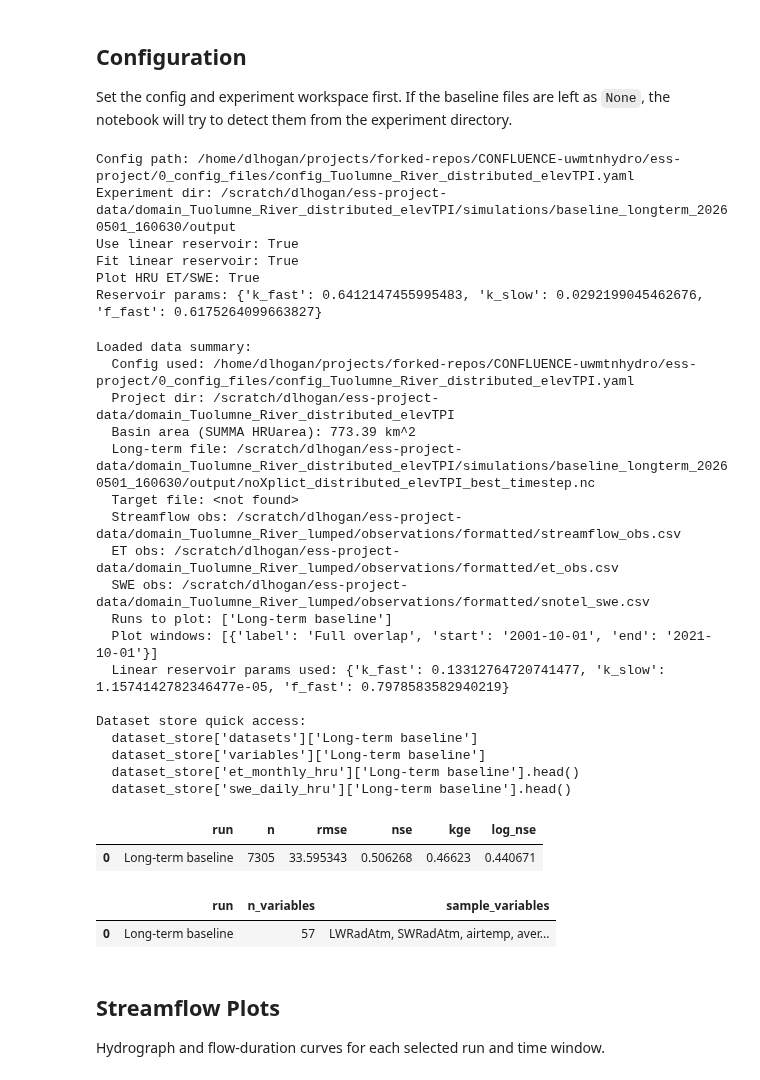
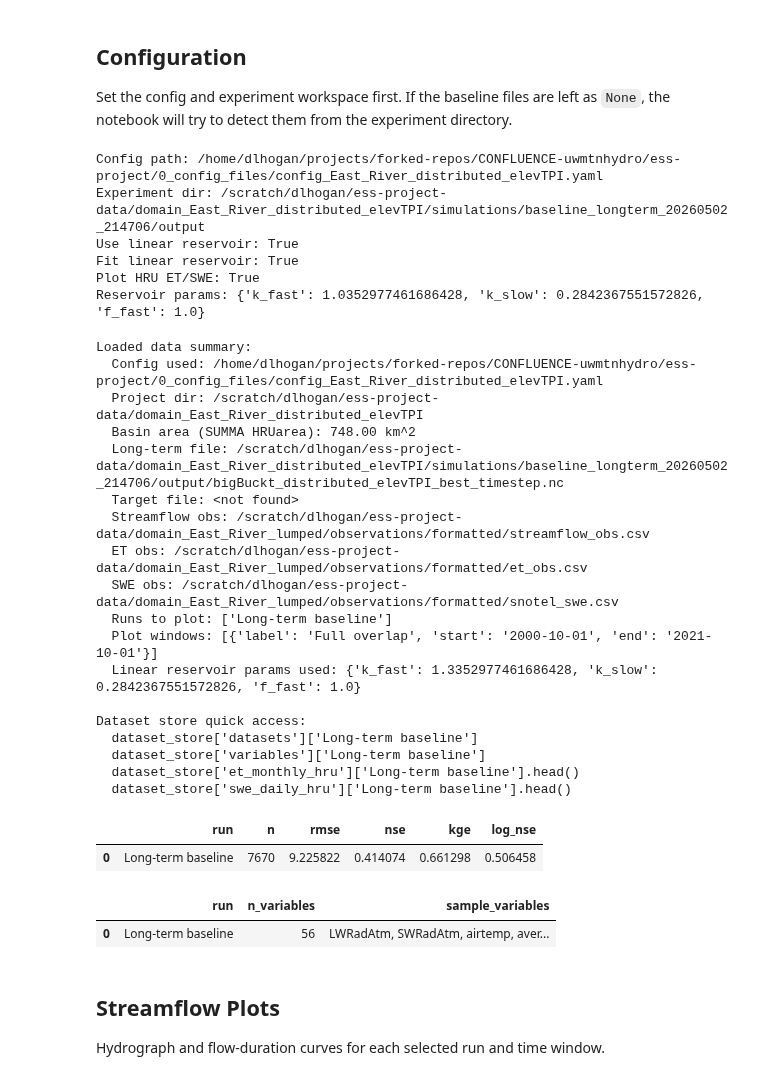
Before and after one commit to dlhogan97/CONFLUENCE-uwmtnhydro, a Jupyter notebook: ess-project/notebooks/Baseline_Run_Evaluation.ipynb, the cells around one changed output. Saved outputs shown, nothing was run; the diff lists cells and outputs as text; code cells hidden in the pictures.

```diff
--- a/ess-project/notebooks/Baseline_Run_Evaluation.ipynb
+++ b/ess-project/notebooks/Baseline_Run_Evaluation.ipynb
@@ -44,12 +44,13 @@ Project root: /home/dlhogan/projects/forked-repos/CONFLUENCE-uwmtnhydro
 
 Set the config and experiment workspace first. If the baseline files are left as `None`, the notebook will try to detect them from the experiment directory.
 # %%
-BASIN = "Tuolumne_River"
-EXPERIMENT_DIR = Path(f'/scratch/dlhogan/ess-project-data/domain_Tuolumne_River_distributed_elevTPI/simulations/baseline_longterm_20260501_160630/output/')
+BASIN = "East_River"
+EXPERIMENT_DIR = Path(f'/scratch/dlhogan/ess-project-data/domain_East_River_distributed_elevTPI/simulations/baseline_longterm_20260502_214706/output/')
 CONFIG_PATH = PROJECT_ROOT / 'ess-project' / '0_config_files' / f'config_{BASIN}_distributed_elevTPI.yaml'
 TARGET_YEAR = 2021
 
 # Optional manual file overrides (leave as None for auto-detect).
+
 LONGTERM_BASELINE_FILE = None
 TARGET_BASELINE_FILE = None
 OBS_STREAMFLOW_CSV = f'/scratch/dlhogan/ess-project-data/domain_{BASIN}_lumped/observations/formatted/streamflow_obs.csv'
@@ -66,7 +67,7 @@ RUNOFF_EVAL_VAR = 'averageInstantRunoff'  # 'basin__TotalRunoff' or 'scalarTotal
 USE_LINEAR_RESERVOIR = True
 FIT_LINEAR_RESERVOIR = True
 RESERVOIR_METRIC = 'log_kge'  # 'nse', 'kge', or 'log_nse'
-RESERVOIR_PARAMS = {'k_fast': 0.6412147455995483, 'k_slow': 0.0292199045462676, 'f_fast': 0.6175264099663827}
+RESERVOIR_PARAMS = {'k_fast': 1.0352977461686428, 'k_slow': 0.2842367551572826, 'f_fast': 1.0}
 RESERVOIR_OPT_STRATEGY = 'adaptive'
 RESERVOIR_OPT_STARTS = 100
 RESERVOIR_OPT_SEED = 42
@@ -78,7 +79,7 @@ HRU_LINE_ALPHA = 0.35
 # Optional run and time window filtering.
 PLOT_RUNS = None  # Example: ['Long-term baseline']
 PLOT_WINDOWS = [
-    {'label': 'Full overlap', 'start': '2001-10-01', 'end': '2021-10-01'},
+    {'label': 'Full overlap', 'start': '2000-10-01', 'end': '2021-10-01'},
 ]
 
 # Optional: initialize manual reservoir params from calibration output if present.
@@ -100,12 +101,12 @@ print(f'Fit linear reservoir: {FIT_LINEAR_RESERVOIR}')
 print(f'Plot HRU ET/SWE: {PLOT_HRU_ET_SWE}')
 print(f'Reservoir params: {RESERVOIR_PARAMS}')
 # %% [output]
-Config path: /home/dlhogan/projects/forked-repos/CONFLUENCE-uwmtnhydro/ess-project/0_config_files/config_Tuolumne_River_distributed_elevTPI.yaml
-Experiment dir: /scratch/dlhogan/ess-project-data/domain_Tuolumne_River_distributed_elevTPI/simulations/baseline_longterm_20260501_160630/output
+Config path: /home/dlhogan/projects/forked-repos/CONFLUENCE-uwmtnhydro/ess-project/0_config_files/config_East_River_distributed_elevTPI.yaml
+Experiment dir: /scratch/dlhogan/ess-project-data/domain_East_River_distributed_elevTPI/simulations/baseline_longterm_20260502_214706/output
 Use linear reservoir: True
 Fit linear reservoir: True
 Plot HRU ET/SWE: True
-Reservoir params: {'k_fast': 0.6412147455995483, 'k_slow': 0.0292199045462676, 'f_fast': 0.6175264099663827}
+Reservoir params: {'k_fast': 1.0352977461686428, 'k_slow': 0.2842367551572826, 'f_fast': 1.0}
 # %%
 def load_config(config_path):
     config_path = Path(config_path)
@@ -483,7 +484,7 @@ dataset_store['et_monthly_area_weighted'] = et_monthly
 dataset_store['swe_daily_area_weighted'] = swe_daily
 
 streamflow_raw_daily = {
-    name: runoff_to_discharge(ds, basin_area_m2).resample('1D').mean()
+    name: runoff_to_discharge(ds, basin_area_m2).resample('1D').mean().where(lambda x: x < 150, other=np.nan).ffill()  # Filter out negative values which can cause issues with log-based metrics and reservoir routing.
     for name, ds in run_datasets.items()
 }
 
@@ -548,45 +549,45 @@ print(f'  Config used: {config_path_used}')
 print(f'  Project dir: {project_dir}')
 print(f'  Basin area (SUMMA HRUarea): {basin_area_m2/1e6:,.2f} km^2')
 print(f'  Long-term file: {longterm_file}')
 print(f'  Target file: {target_file if target_file is not None else "<not found>"}')
 print(f'  Streamflow obs: {obs_streamflow_path}')
 print(f'  ET obs: {obs_et_path if obs_et_path else "<not found>"}')
 print(f'  SWE obs: {obs_swe_path if obs_swe_path else "<not found>"}')
 print(f'  Runs to plot: {run_names_to_plot}')
 print(f'  Plot windows: {resolved_plot_windows}')
 if reservoir_params_used is not None:
     print(f'  Linear reservoir params used: {reservoir_params_used}')
 print("\nDataset store quick access:")
 print("  dataset_store['datasets']['Long-term baseline']")
 print("  dataset_store['variables']['Long-term baseline']")
 print("  dataset_store['et_monthly_hru']['Long-term baseline'].head()")
 print("  dataset_store['swe_daily_hru']['Long-term baseline'].head()")
 
 display(pd.DataFrame(summary_rows))
 display(pd.DataFrame(variable_rows))
 # %% [output]
 Loaded data summary:
-  Config used: /home/dlhogan/projects/forked-repos/CONFLUENCE-uwmtnhydro/ess-project/0_config_files/config_Tuolumne_River_distributed_elevTPI.yaml
-  Project dir: /scratch/dlhogan/ess-project-data/domain_Tuolumne_River_distributed_elevTPI
-  Basin area (SUMMA HRUarea): 773.39 km^2
-  Long-term file: /scratch/dlhogan/ess-project-data/domain_Tuolumne_River_distributed_elevTPI/simulations/baseline_longterm_20260501_160630/output/noXplict_distributed_elevTPI_best_timestep.nc
+  Config used: /home/dlhogan/projects/forked-repos/CONFLUENCE-uwmtnhydro/ess-project/0_config_files/config_East_River_distributed_elevTPI.yaml
+  Project dir: /scratch/dlhogan/ess-project-data/domain_East_River_distributed_elevTPI
+  Basin area (SUMMA HRUarea): 748.00 km^2
+  Long-term file: /scratch/dlhogan/ess-project-data/domain_East_River_distributed_elevTPI/simulations/baseline_longterm_20260502_214706/output/bigBuckt_distributed_elevTPI_best_timestep.nc
   Target file: <not found>
-  Streamflow obs: /scratch/dlhogan/ess-project-data/domain_Tuolumne_River_lumped/observations/formatted/streamflow_obs.csv
-  ET obs: /scratch/dlhogan/ess-project-data/domain_Tuolumne_River_lumped/observations/formatted/et_obs.csv
-  SWE obs: /scratch/dlhogan/ess-project-data/domain_Tuolumne_River_lumped/observations/formatted/snotel_swe.csv
+  Streamflow obs: /scratch/dlhogan/ess-project-data/domain_East_River_lumped/observations/formatted/streamflow_obs.csv
+  ET obs: /scratch/dlhogan/ess-project-data/domain_East_River_lumped/observations/formatted/et_obs.csv
+  SWE obs: /scratch/dlhogan/ess-project-data/domain_East_River_lumped/observations/formatted/snotel_swe.csv
   Runs to plot: ['Long-term baseline']
-  Plot windows: [{'label': 'Full overlap', 'start': '2001-10-01', 'end': '2021-10-01'}]
-  Linear reservoir params used: {'k_fast': 0.13312764720741477, 'k_slow': 1.1574142782346477e-05, 'f_fast': 0.7978583582940219}
+  Plot windows: [{'label': 'Full overlap', 'start': '2000-10-01', 'end': '2021-10-01'}]
+  Linear reservoir params used: {'k_fast': 1.3352977461686428, 'k_slow': 0.2842367551572826, 'f_fast': 1.0}
 
 Dataset store quick access:
   dataset_store['datasets']['Long-term baseline']
   dataset_store['variables']['Long-term baseline']
   dataset_store['et_monthly_hru']['Long-term baseline'].head()
   dataset_store['swe_daily_hru']['Long-term baseline'].head()
 |  | run | n | rmse | nse | kge | log_nse |
-| 0 | Long-term baseline | 7305 | 33.595343 | 0.506268 | 0.46623 | 0.440671 |
+| 0 | Long-term baseline | 7670 | 9.225822 | 0.414074 | 0.661298 | 0.506458 |
 |  | run | n_variables | sample_variables |
-| 0 | Long-term baseline | 57 | LWRadAtm, SWRadAtm, airtemp, aver... |
+| 0 | Long-term baseline | 56 | LWRadAtm, SWRadAtm, airtemp, aver... |
 # %% [markdown]
 ## Streamflow Plots
 
```
Also changed, not shown: parts of 8 cells of this notebook, 13 other files.
